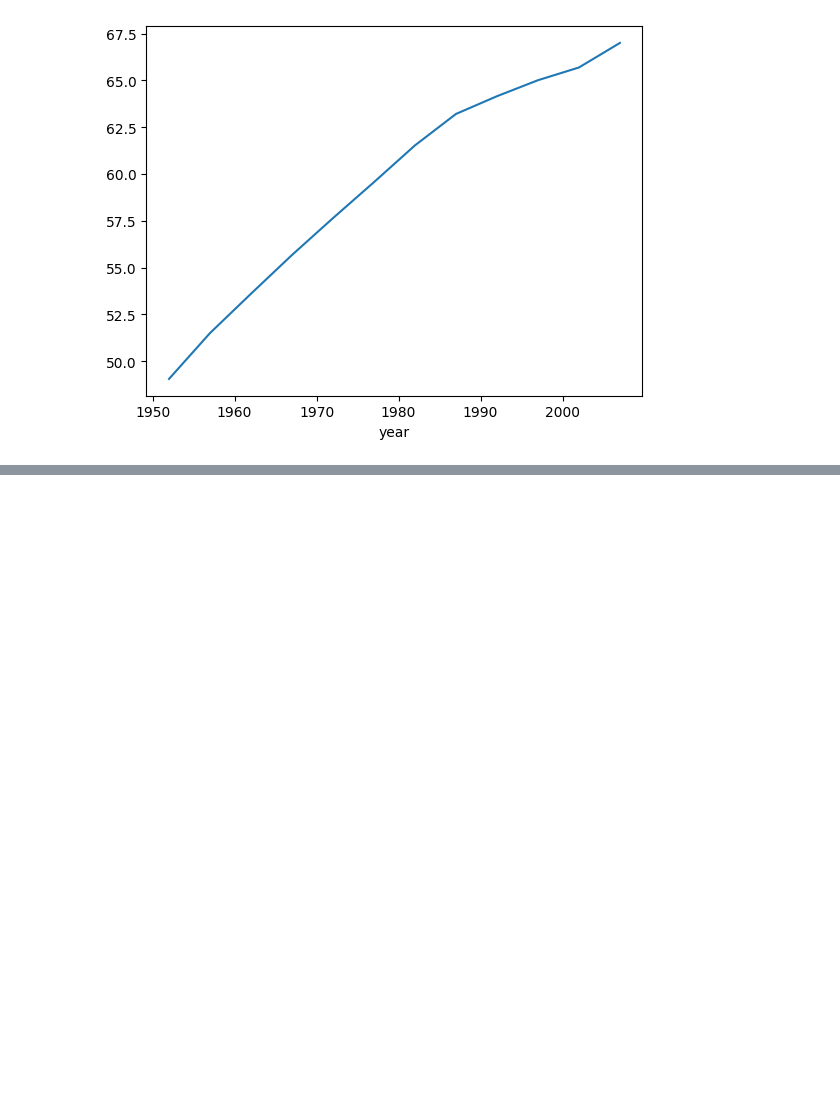
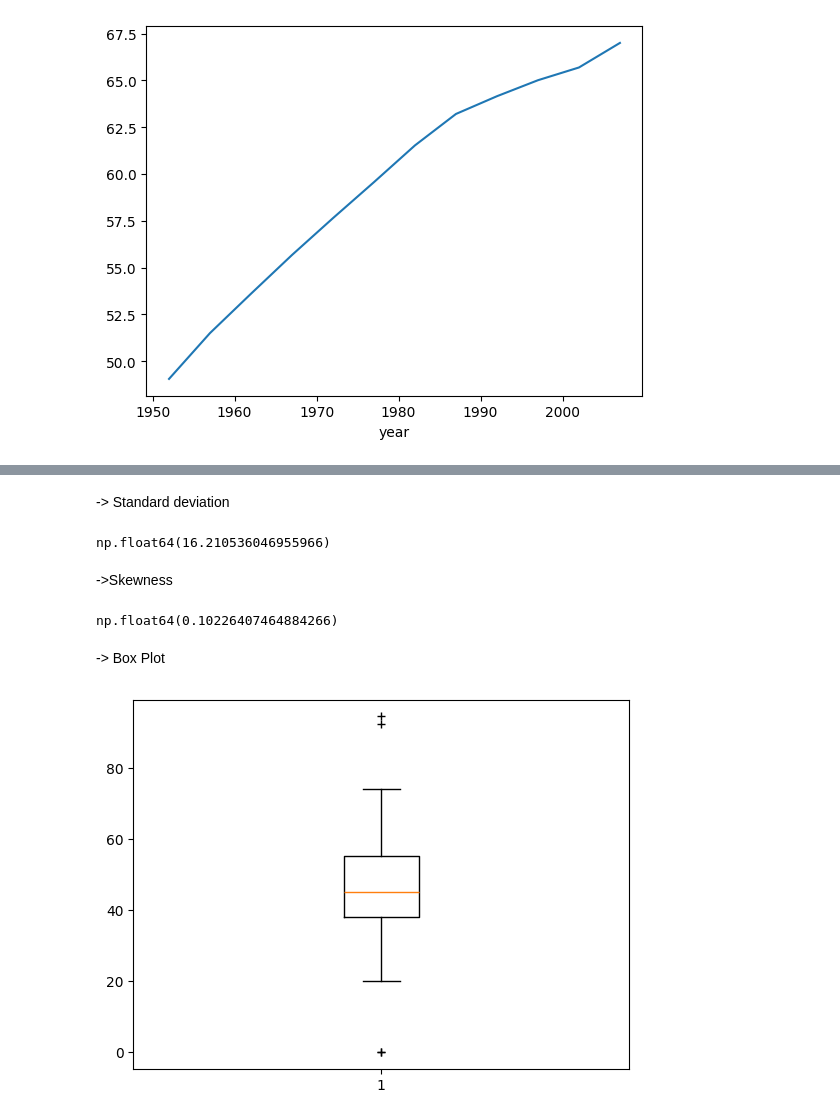
Before and after one commit to Saqib04092002/Data_Analytics_with_Python, a Jupyter notebook: Python Fundamentals (Numpy,Pandas and matplotlib).ipynb, the cells around one changed output, grey strips where cells are left out. Drawn from its saved outputs; the diff is of its cells as text; code cells hidden in the pictures; blank space fills up the shorter version.

```diff
--- a/Python Fundamentals (Numpy,Pandas and matplotlib).ipynb
+++ b/Python Fundamentals (Numpy,Pandas and matplotlib).ipynb
@@ -321,0 +323,4 @@ global_yearly_life_expectancy.plot()
+# %%
+path = "IBM-313 Marks.xlsx"
+table = pd.read_excel(path)
+print(table)
@@ -321,0 +344,3 @@ global_yearly_life_expectancy.plot()
+# %%
+x = table['Total']
+np.mean(x)
@@ -321,0 +478,21 @@ global_yearly_life_expectancy.plot()
+# %% [markdown]
+-> Standard deviation
+# %%
+np.std(x)
+# %% [output]
+np.float64(16.210536046955966)
+# %% [markdown]
+->Skewness
+# %%
+from scipy.stats import skew
+skew(x)
+# %% [output]
+np.float64(0.10226407464884266)
+# %% [markdown]
+-> Box Plot
+# %%
+from matplotlib import pyplot as plt
+plt.boxplot(x,sym = '+')
+plt.show()
+# %% [output]
+[figure, added]
```
Also changed, not shown: parts of 34 cells of this notebook, 1 other file.
